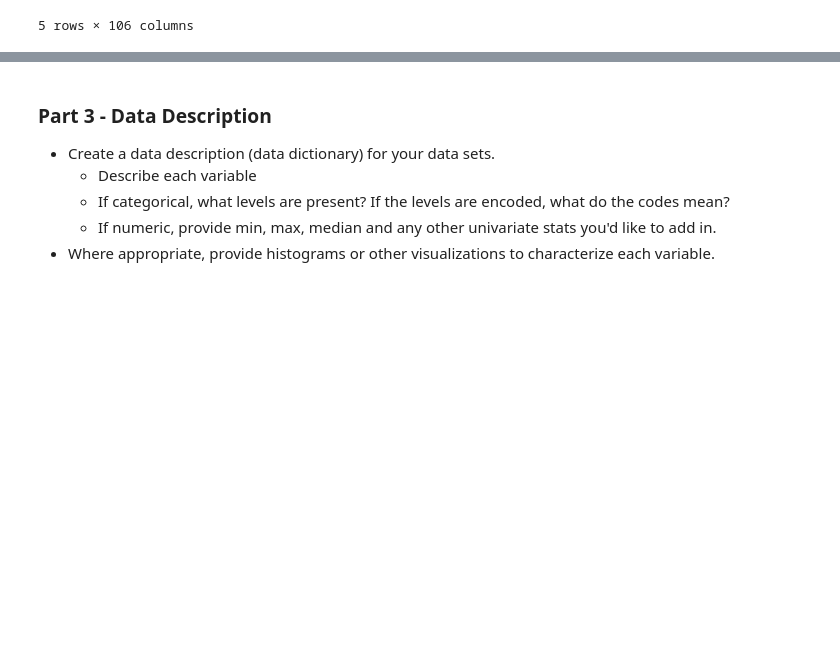
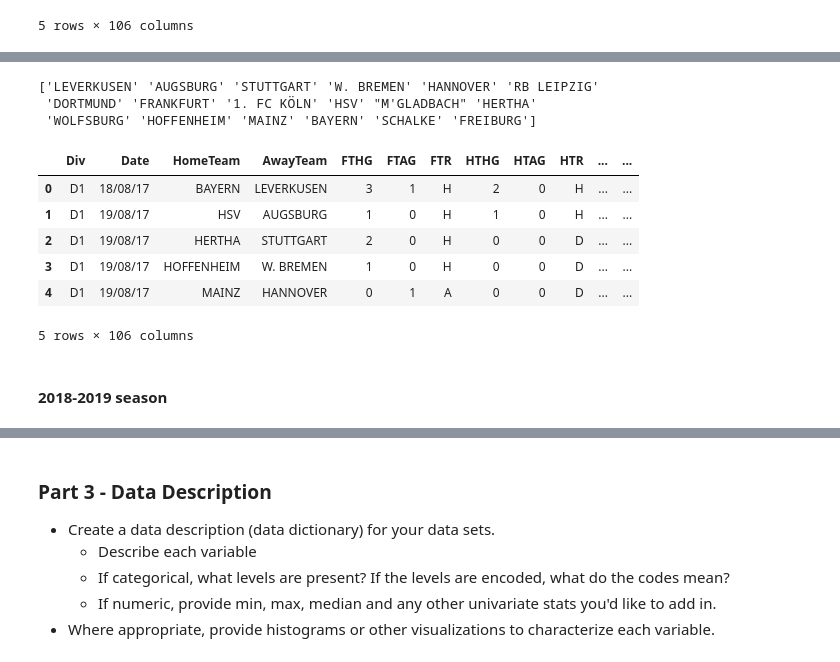
Before and after one commit to fordjackson26/CS5394Project2, a Jupyter notebook: Project02.ipynb, the cells around one changed output, grey strips where cells are left out. Drawn from its saved outputs; the diff is of its cells as text; code cells hidden in the pictures; blank space fills up the shorter version.

```diff
--- a/Project02.ipynb
+++ b/Project02.ipynb
@@ -1654,0 +1663,24 @@ gr2016combo.head()
+# %%
+df2017 = grm_by_years.get_group(2017)
+dfdates = pd.read_csv('german-bundesliga/data/season-1718_csv.csv')
+dfdates['HomeTeam'] = dfdates['HomeTeam'].str.upper()
+dfdates['AwayTeam'] = dfdates['AwayTeam'].str.upper()
+t1 = df2017['Home Team'].unique()
+t2 = dfdates['HomeTeam'].unique()
+
+names = dict()
+t1.sort()
+t2.sort()
+t2[4] = "1. FC KÖLN"
+t2[3] = "FRANKFURT"
+t2[6] = "HSV"
+t2.sort()
+t2[0] = "FC KOLN"
+t2[4] = "EIN FRANKFURT"
+t2[9] = "HAMBURG"
+
+
+
+for i in range(len(t1)):
+    print(t2[i] + '--' + t1[i])
+    names[t2[i]] = t1[i]
@@ -1654,0 +1706,21 @@ gr2016combo.head()
+# %%
+dfdates['HomeTeam'] = dfdates['HomeTeam'].apply(lambda x: names[x])
+dfdates['AwayTeam'] = dfdates['AwayTeam'].apply(lambda x: names[x])
+print(dfdates['AwayTeam'].unique())
+# %% [output]
+['LEVERKUSEN' 'AUGSBURG' 'STUTTGART' 'W. BREMEN' 'HANNOVER' 'RB LEIPZIG'
+ 'DORTMUND' 'FRANKFURT' '1. FC KÖLN' 'HSV' "M'GLADBACH" 'HERTHA'
+ 'WOLFSBURG' 'HOFFENHEIM' 'MAINZ' 'BAYERN' 'SCHALKE' 'FREIBURG']
+# %%
+gr2017combo = pd.merge(dfdates, df2017, left_on=['HomeTeam', 'AwayTeam'], right_on=['Home Team', 'Away Team'])
+gr2017combo.head()
+# %% [output]
+|  | Div | Date | HomeTeam | AwayTeam | FTHG | FTAG | FTR | HTHG | HTAG | HTR | ... | ... |
+| 0 | D1 | 18/08/17 | BAYERN | LEVERKUSEN | 3 | 1 | H | 2 | 0 | H | ... | ... |
+| 1 | D1 | 19/08/17 | HSV | AUGSBURG | 1 | 0 | H | 1 | 0 | H | ... | ... |
+| 2 | D1 | 19/08/17 | HERTHA | STUTTGART | 2 | 0 | H | 0 | 0 | D | ... | ... |
+| 3 | D1 | 19/08/17 | HOFFENHEIM | W. BREMEN | 1 | 0 | H | 0 | 0 | D | ... | ... |
+| 4 | D1 | 19/08/17 | MAINZ | HANNOVER | 0 | 1 | A | 0 | 0 | D | ... | ... |
+5 rows × 106 columns
+# %% [markdown]
+#### 2018-2019 season
```
Also changed, not shown: parts of 14 cells of this notebook.
